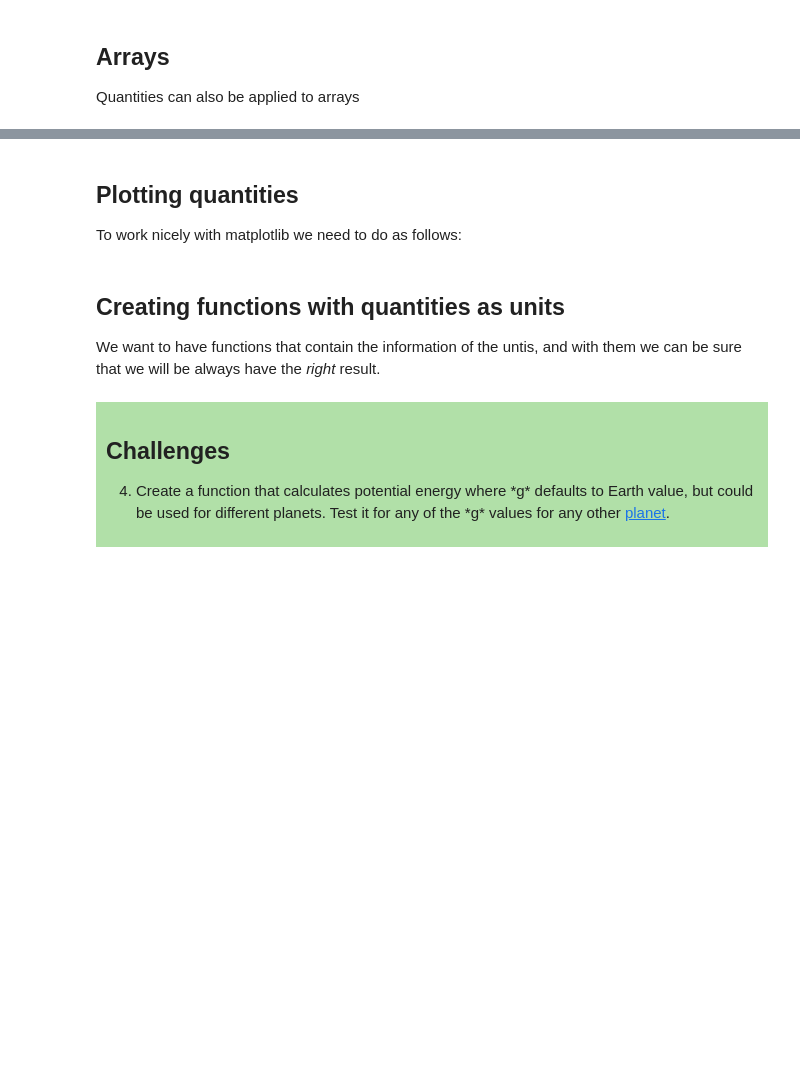
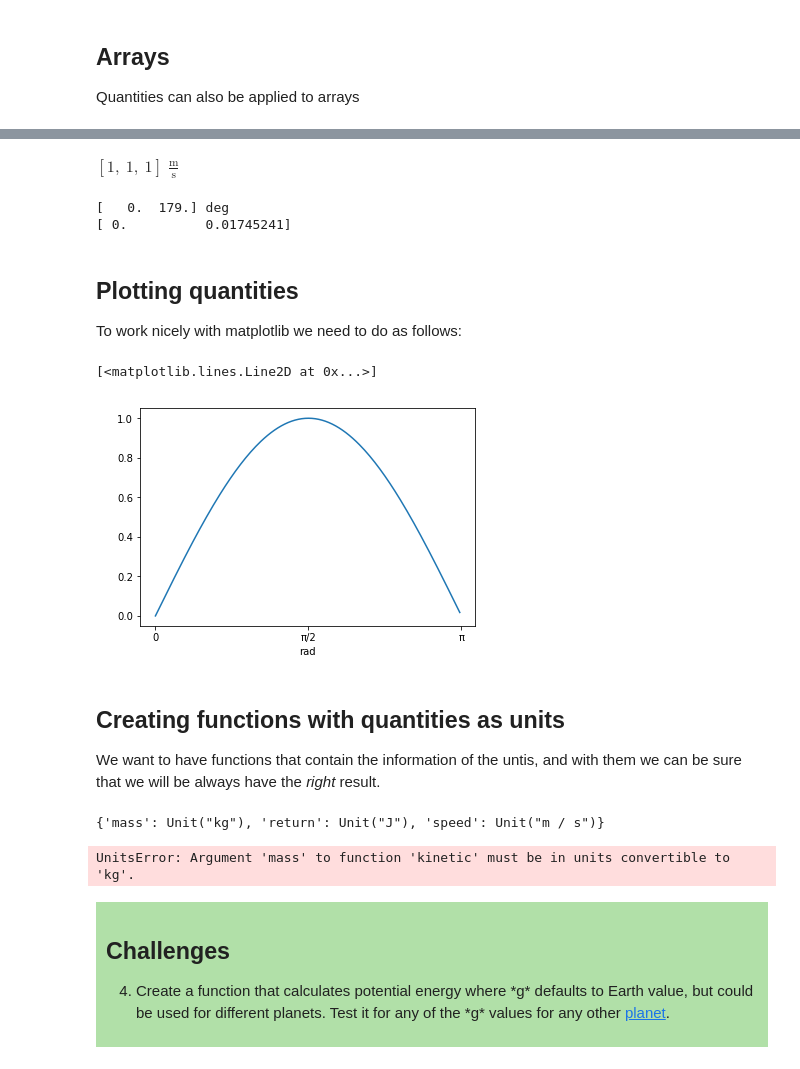
Before and after one commit to SolarDrew/freiburg-2017-02, a Jupyter notebook: 03-units-images/03a-Units.ipynb, the cells around one changed output, grey strips where cells are left out. Saved outputs shown, nothing was run; the diff lists cells and outputs as text; code cells hidden in the pictures; blank space fills up the shorter version.

```diff
--- a/03-units-images/03a-Units.ipynb
+++ b/03-units-images/03a-Units.ipynb
@@ -122,4 +269,10 @@ Quantities can also be applied to arrays
 # %%
 # now with lists
+length_list = [1, 2, 3] * u.m
 # and arrays
+import numpy as np
+time_array = np.array([1, 2, 3]) * u.s
 # and its arithmetics
+length_list / time_array
+# %% [output]
+$[1,~1,~1] \; \mathrm{\frac{m}{s}}$
@@ -128,3 +279,11 @@ Quantities can also be applied to arrays
+# %%
+# angles are smart!
+angle = u.Quantity(np.arange(180), u.deg)
+print(angle[[0, -1]])
+print(np.sin(angle[[0, -1]]))
+# %% [output]
+[   0.  179.] deg
+[ 0.          0.01745241]
 # %% [markdown]
 ## Plotting quantities
 
@@ -139,6 +298,10 @@ quantity_support()
 from matplotlib import pyplot as plt
 # %%
 # Ploting the previous array
+plt.plot(angle.to(u.rad), np.sin(angle))
+# %% [output]
+[<matplotlib.lines.Line2D at 0x...>]
+[figure, added]
 # %% [markdown]
 ## Creating functions with quantities as units
 
@@ -150,3 +314,11 @@ We want to have functions that contain the information of the untis, and with th
+# %%
+kinetic.__annotations__
+# %% [output]
+{'mass': Unit("kg"), 'return': Unit("J"), 'speed': Unit("m / s")}
+# %%
+kinetic(5 * u.m, 30 * u.cm/u.s)
+# %% [output]
+UnitsError: Argument 'mass' to function 'kinetic' must be in units convertible to 'kg'.
 # %% [markdown]
 <div style='background:#B1E0A8; padding:10px 10px 10px 10px;'>
 <H2> Challenges </H2>
```
Also changed, not shown: parts of 41 cells of this notebook, 1 other file.
